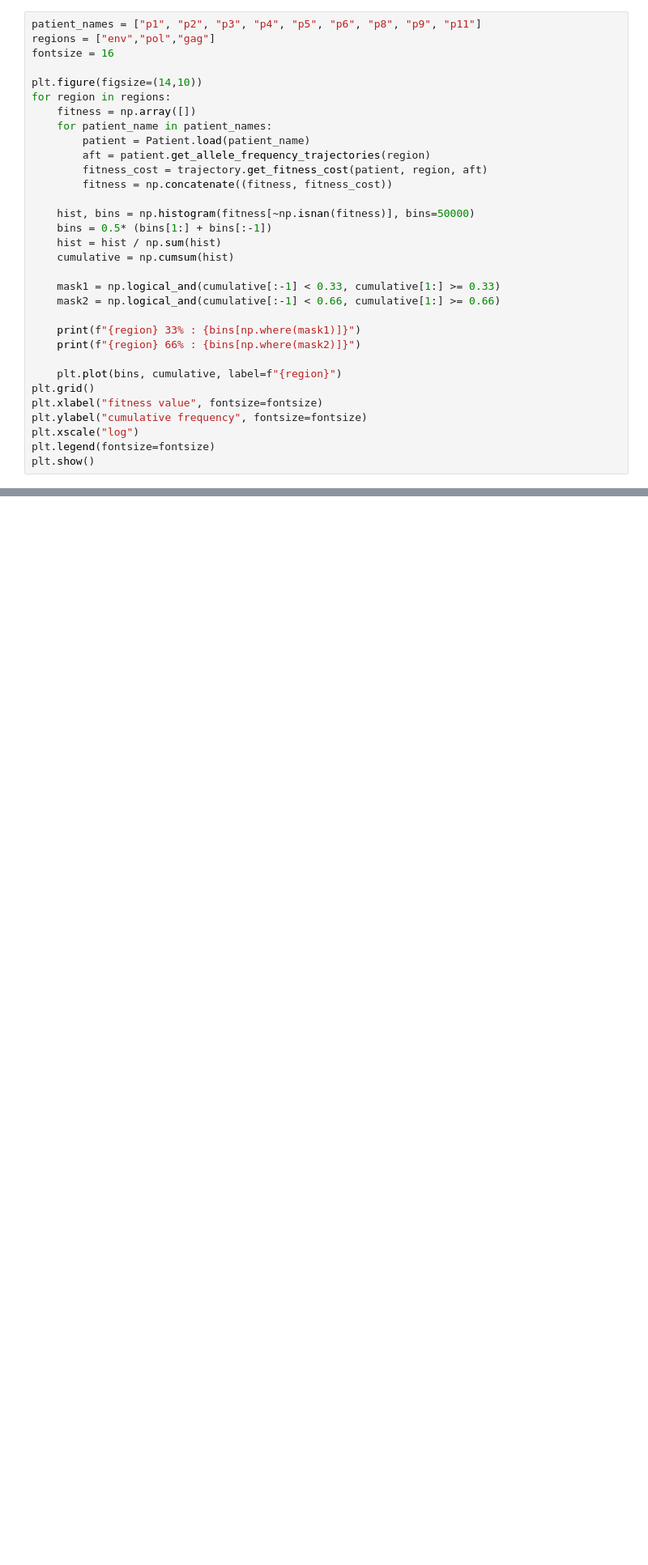
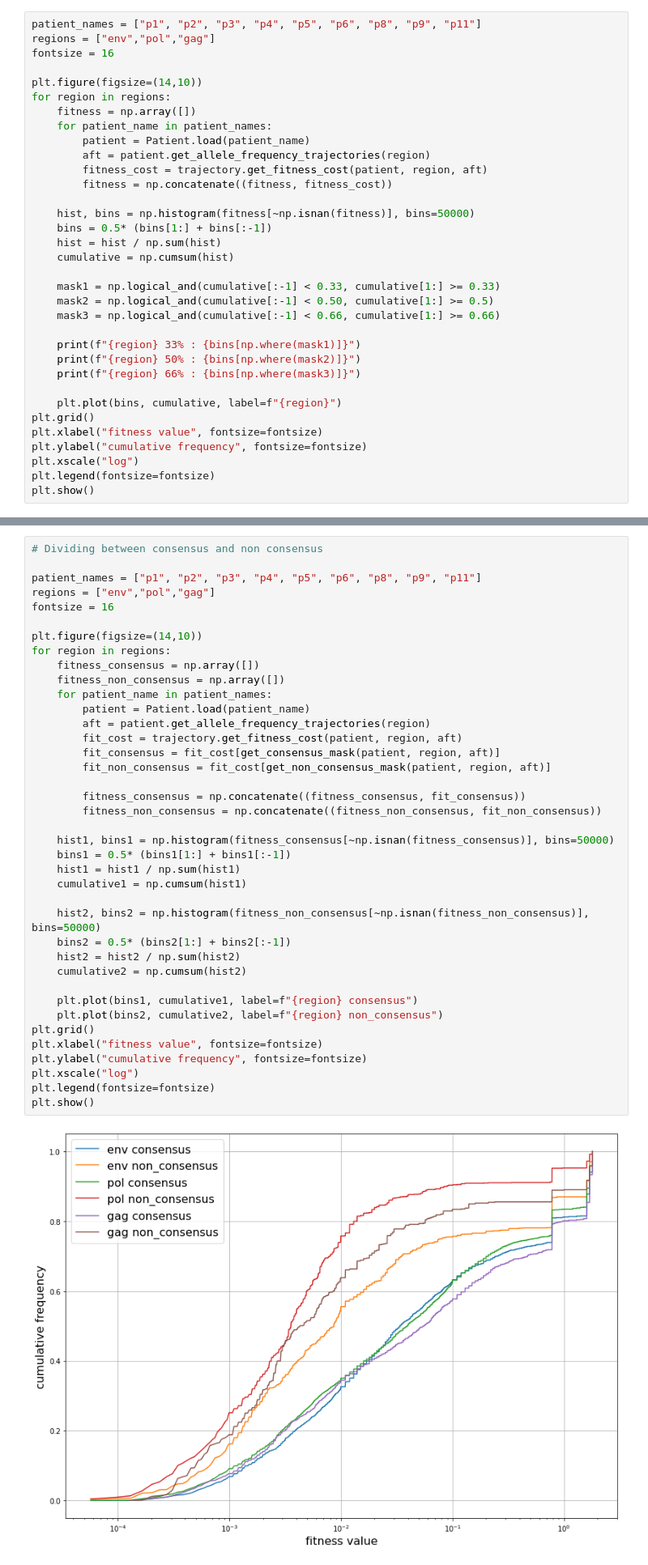
Before and after one commit to neherlab/HIVEVO_recombination, a Jupyter notebook: notebooks/paper_draft/Fitness values.ipynb, the cells around one changed output, grey strips where cells are left out. Shown at 81% size. Cells and saved outputs as stored; diff of their text form; blank space fills up the shorter version.

```diff
--- a/notebooks/paper_draft/Fitness values.ipynb
+++ b/notebooks/paper_draft/Fitness values.ipynb
@@ -30,10 +30,12 @@ for region in regions:
     cumulative = np.cumsum(hist)
 
     mask1 = np.logical_and(cumulative[:-1] < 0.33, cumulative[1:] >= 0.33)
-    mask2 = np.logical_and(cumulative[:-1] < 0.66, cumulative[1:] >= 0.66)
+    mask2 = np.logical_and(cumulative[:-1] < 0.50, cumulative[1:] >= 0.5)
+    mask3 = np.logical_and(cumulative[:-1] < 0.66, cumulative[1:] >= 0.66)
 
     print(f"{region} 33% : {bins[np.where(mask1)]}")
-    print(f"{region} 66% : {bins[np.where(mask2)]}")
+    print(f"{region} 50% : {bins[np.where(mask2)]}")
+    print(f"{region} 66% : {bins[np.where(mask3)]}")
 
     plt.plot(bins, cumulative, label=f"{region}")
 plt.grid()
@@ -51,2 +56,43 @@ gag 33% : [0.00797552]
 gag 66% : [0.19995179]
 [figure]
+# %%
+# Dividing between consensus and non consensus
+
+patient_names = ["p1", "p2", "p3", "p4", "p5", "p6", "p8", "p9", "p11"]
+regions = ["env","pol","gag"]
+fontsize = 16
+
+plt.figure(figsize=(14,10))
+for region in regions:
+    fitness_consensus = np.array([])
+    fitness_non_consensus = np.array([])
+    for patient_name in patient_names:
+        patient = Patient.load(patient_name)
+        aft = patient.get_allele_frequency_trajectories(region)
+        fit_cost = trajectory.get_fitness_cost(patient, region, aft)
+        fit_consensus = fit_cost[get_consensus_mask(patient, region, aft)]
+        fit_non_consensus = fit_cost[get_non_consensus_mask(patient, region, aft)]
+
+        fitness_consensus = np.concatenate((fitness_consensus, fit_consensus))
+        fitness_non_consensus = np.concatenate((fitness_non_consensus, fit_non_consensus))
+
+    hist1, bins1 = np.histogram(fitness_consensus[~np.isnan(fitness_consensus)], bins=50000)
+    bins1 = 0.5* (bins1[1:] + bins1[:-1])
+    hist1 = hist1 / np.sum(hist1)
+    cumulative1 = np.cumsum(hist1)
+
+    hist2, bins2 = np.histogram(fitness_non_consensus[~np.isnan(fitness_non_consensus)], bins=50000)
+    bins2 = 0.5* (bins2[1:] + bins2[:-1])
+    hist2 = hist2 / np.sum(hist2)
+    cumulative2 = np.cumsum(hist2)
+
+    plt.plot(bins1, cumulative1, label=f"{region} consensus")
+    plt.plot(bins2, cumulative2, label=f"{region} non_consensus")
+plt.grid()
+plt.xlabel("fitness value", fontsize=fontsize)
+plt.ylabel("cumulative frequency", fontsize=fontsize)
+plt.xscale("log")
+plt.legend(fontsize=fontsize)
+plt.show()
+# %% [output]
+[figure, added]
```
Also changed, not shown: parts of 2 cells of this notebook, 4 other files.
